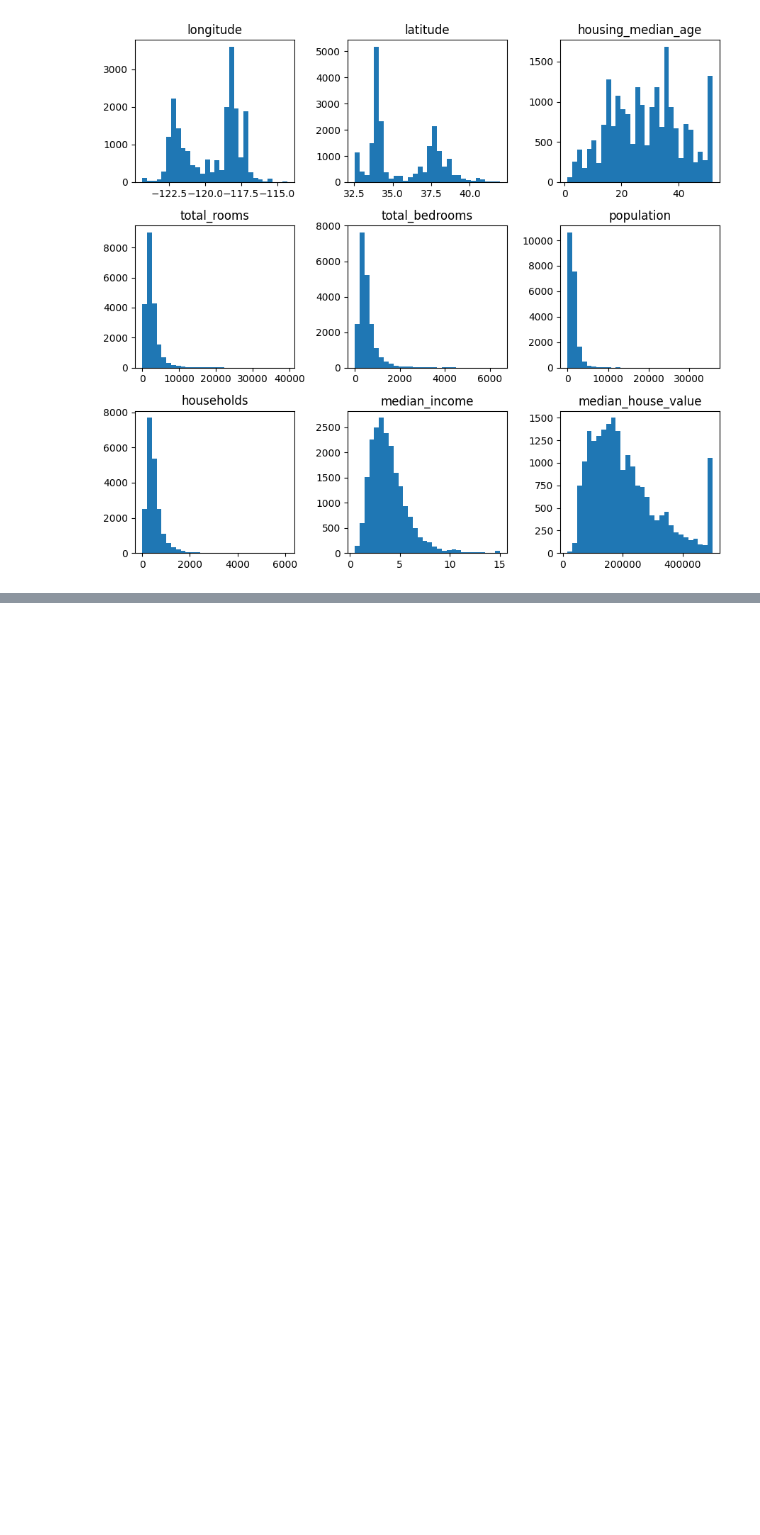
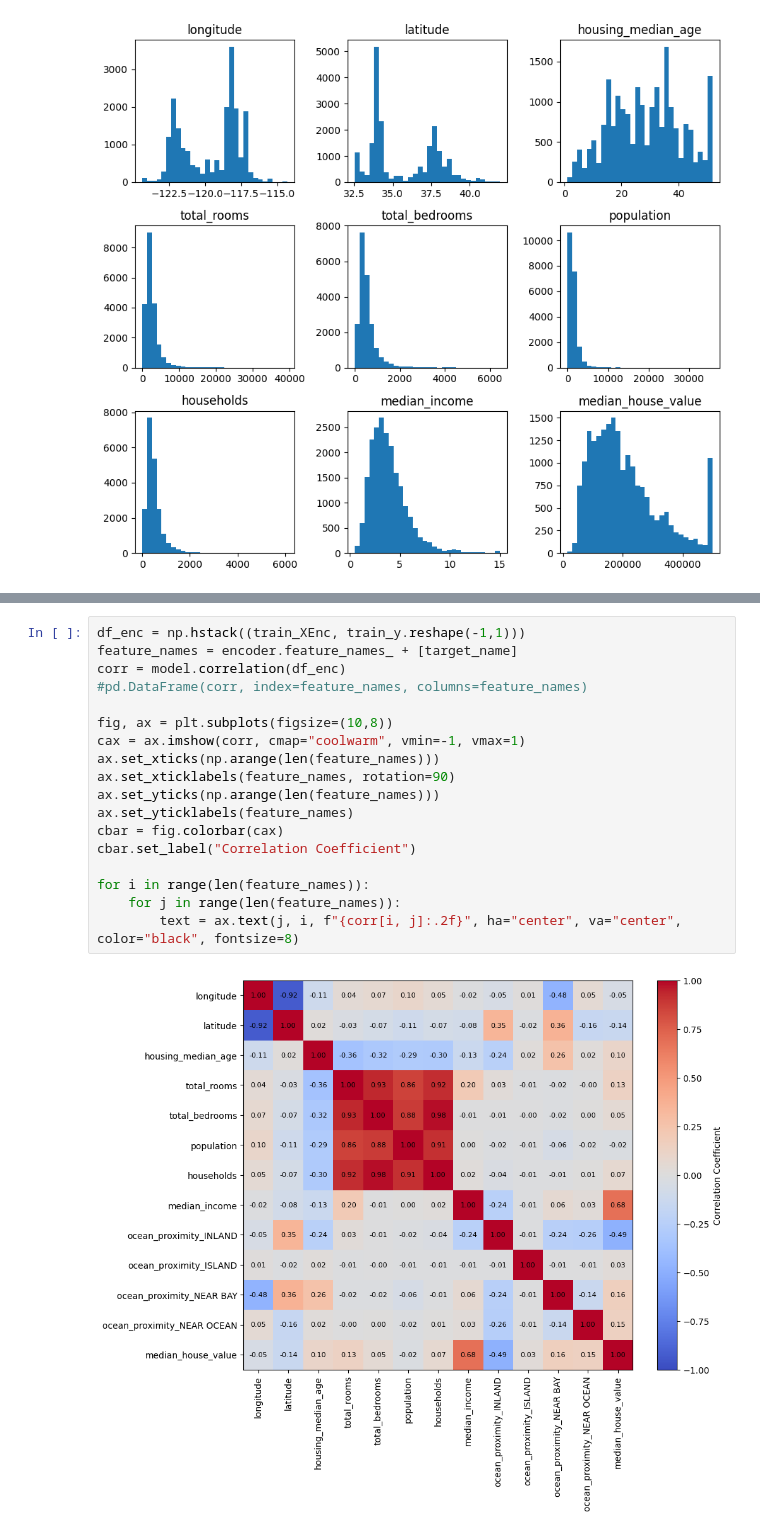
Before and after one commit to AdrianSSkog/Statistiska_Metoder, a Jupyter notebook: Labb/Labb_EDA.ipynb, the cells around one changed output, grey strips where cells are left out. Cells and saved outputs as stored; diff of their text form; blank space fills up the shorter version.

```diff
--- a/Labb/Labb_EDA.ipynb
+++ b/Labb/Labb_EDA.ipynb
@@ -188,0 +176,20 @@ array([[ 1.    , -0.9246, -0.1094,  0.0455,  0.0696,  0.1003,  0.0565,
+# %%
+df_enc = np.hstack((train_XEnc, train_y.reshape(-1,1)))
+feature_names = encoder.feature_names_ + [target_name]
+corr = model.correlation(df_enc)
+#pd.DataFrame(corr, index=feature_names, columns=feature_names)
+
+fig, ax = plt.subplots(figsize=(10,8))
+cax = ax.imshow(corr, cmap="coolwarm", vmin=-1, vmax=1)
+ax.set_xticks(np.arange(len(feature_names)))
+ax.set_xticklabels(feature_names, rotation=90)
+ax.set_yticks(np.arange(len(feature_names)))
+ax.set_yticklabels(feature_names)
+cbar = fig.colorbar(cax)
+cbar.set_label("Correlation Coefficient")
+
+for i in range(len(feature_names)):
+    for j in range(len(feature_names)):
+        text = ax.text(j, i, f"{corr[i, j]:.2f}", ha="center", va="center", color="black", fontsize=8)
+# %% [output]
+[figure, added]
```
Also changed, not shown: parts of 5 cells of this notebook, 4 other files.
